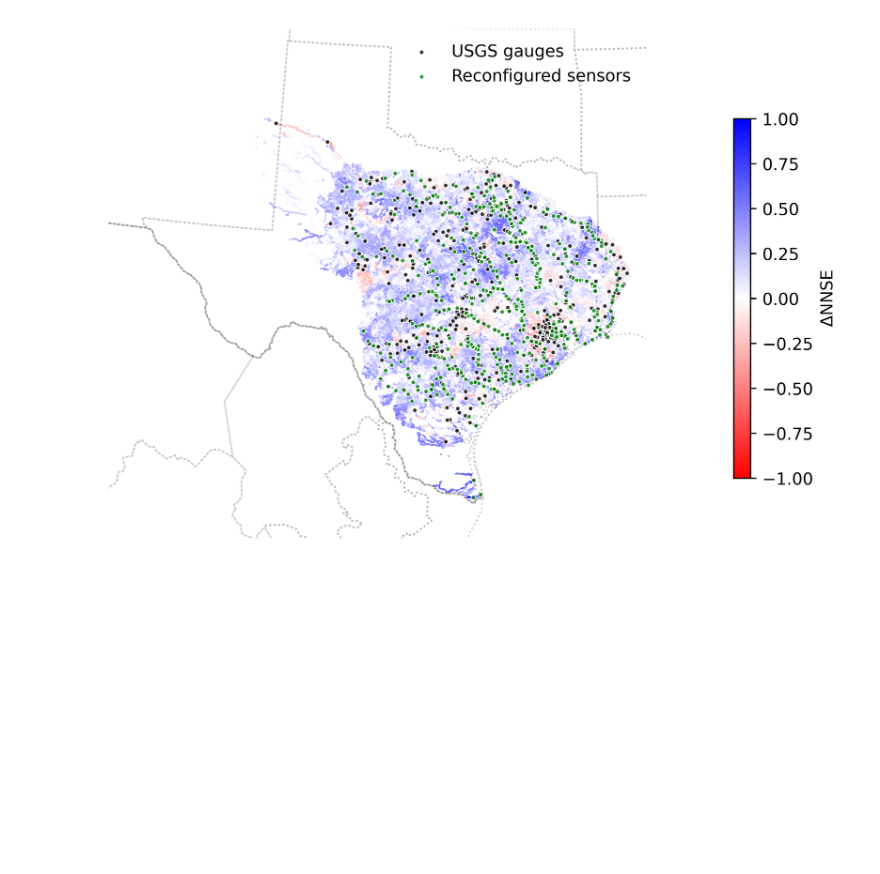
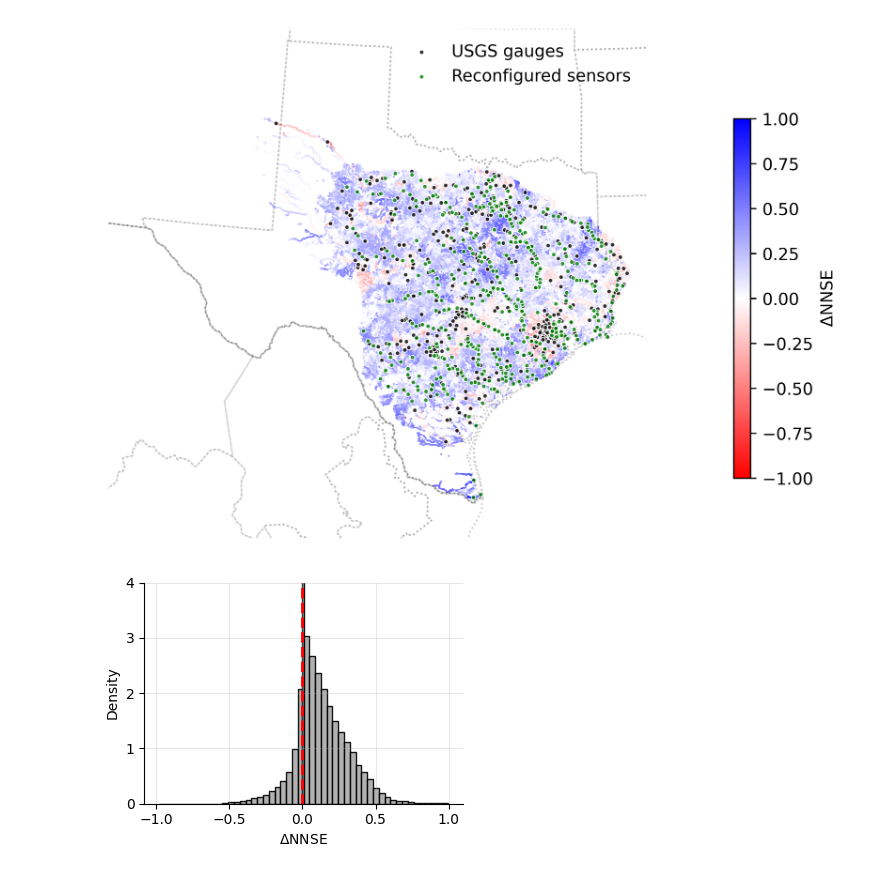
Before and after one commit to future-water/hydrological-sensor-network-design, a Jupyter notebook: sensor_network_reconfigure.ipynb, the cells around one changed output. Drawn from its saved outputs; the diff is of its cells as text; code cells hidden in the pictures; blank space fills up the shorter version.

```diff
--- a/sensor_network_reconfigure.ipynb
+++ b/sensor_network_reconfigure.ipynb
@@ -42,3 +42,36 @@ flowlines_with_nnse, centroids = prepare_visualization_data(
 plot_sensor_network(flowlines_with_nnse, centroids, save_path='sensor_network.png')
 # %% [output]
 [figure]
+# %%
+diff_nnse = np.array(diff_nnse)
+diff_nnse_cleaned = diff_nnse[~np.isnan(diff_nnse)]
+
+bin_edges = np.histogram_bin_edges(diff_nnse_cleaned, bins=50)
+bin_edges = np.unique(np.concatenate((bin_edges, [0])))
+
+plt.figure(figsize=(4, 3))
+plt.hist(diff_nnse_cleaned, bins=bin_edges, alpha=0.9, edgecolor='k', color='darkgrey', density=True)
+
+plt.xlabel(r'$\Delta \mathrm{NNSE}$')#, fontsize=12)
+plt.ylabel('Density')#, fontsize=12)
+
+plt.axvline(x=0, color='red', linestyle='--', linewidth=2)
+
+plt.gca().spines['top'].set_visible(False)
+plt.gca().spines['left'].set_visible(True)
+plt.gca().spines['right'].set_visible(False)
+plt.gca().spines['bottom'].set_visible(True)
+
+plt.gca().spines['left'].set_color('black')
+plt.gca().spines['bottom'].set_color('black')
+
+plt.grid(alpha=0.3)
+
+plt.gca().set_facecolor('none')
+plt.gcf().patch.set_alpha(0)
+
+plt.ylim(0, 4)
+plt.tight_layout()
+plt.show()
+# %% [output]
+[figure, added]
```
Also changed, not shown: 3 other files.
